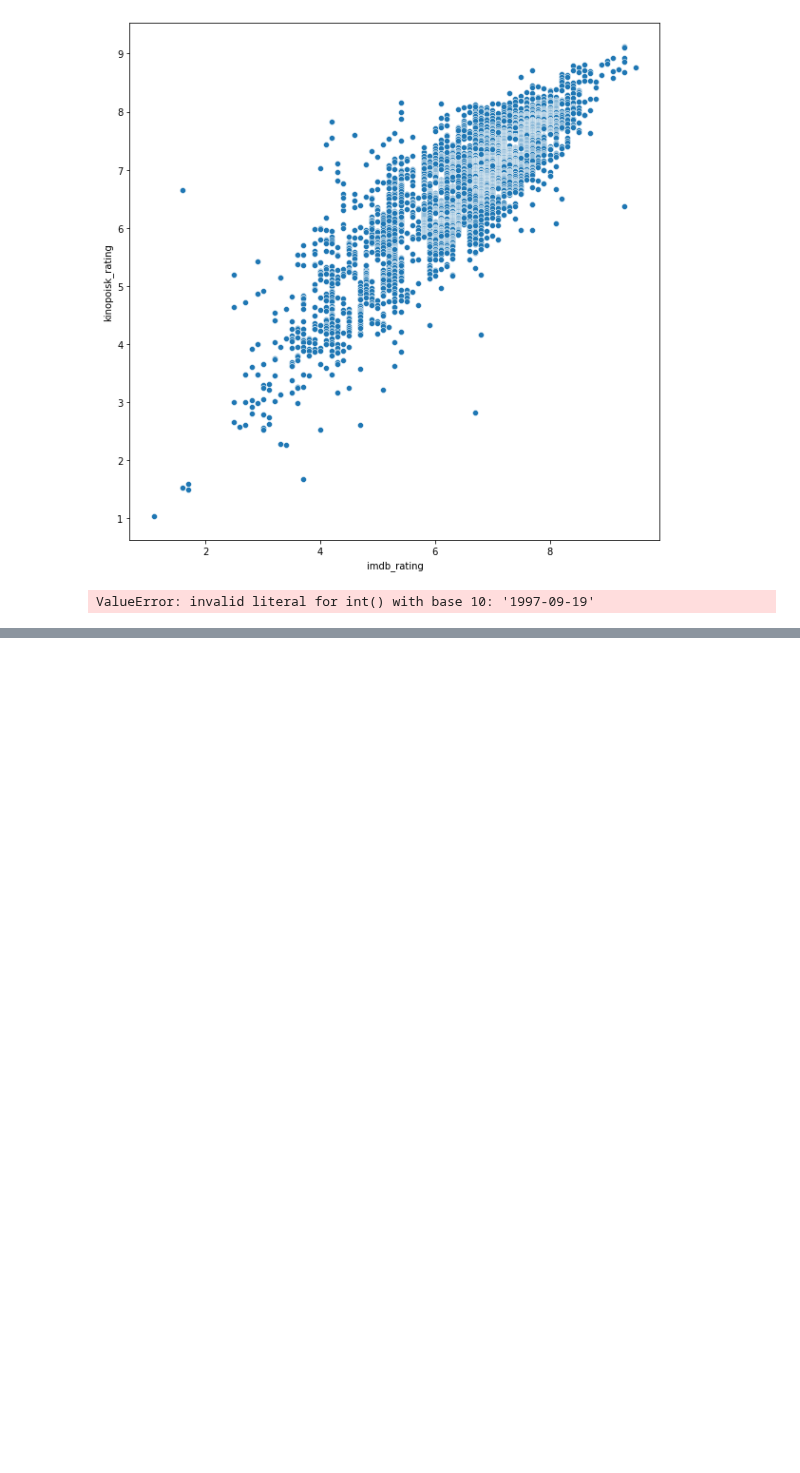
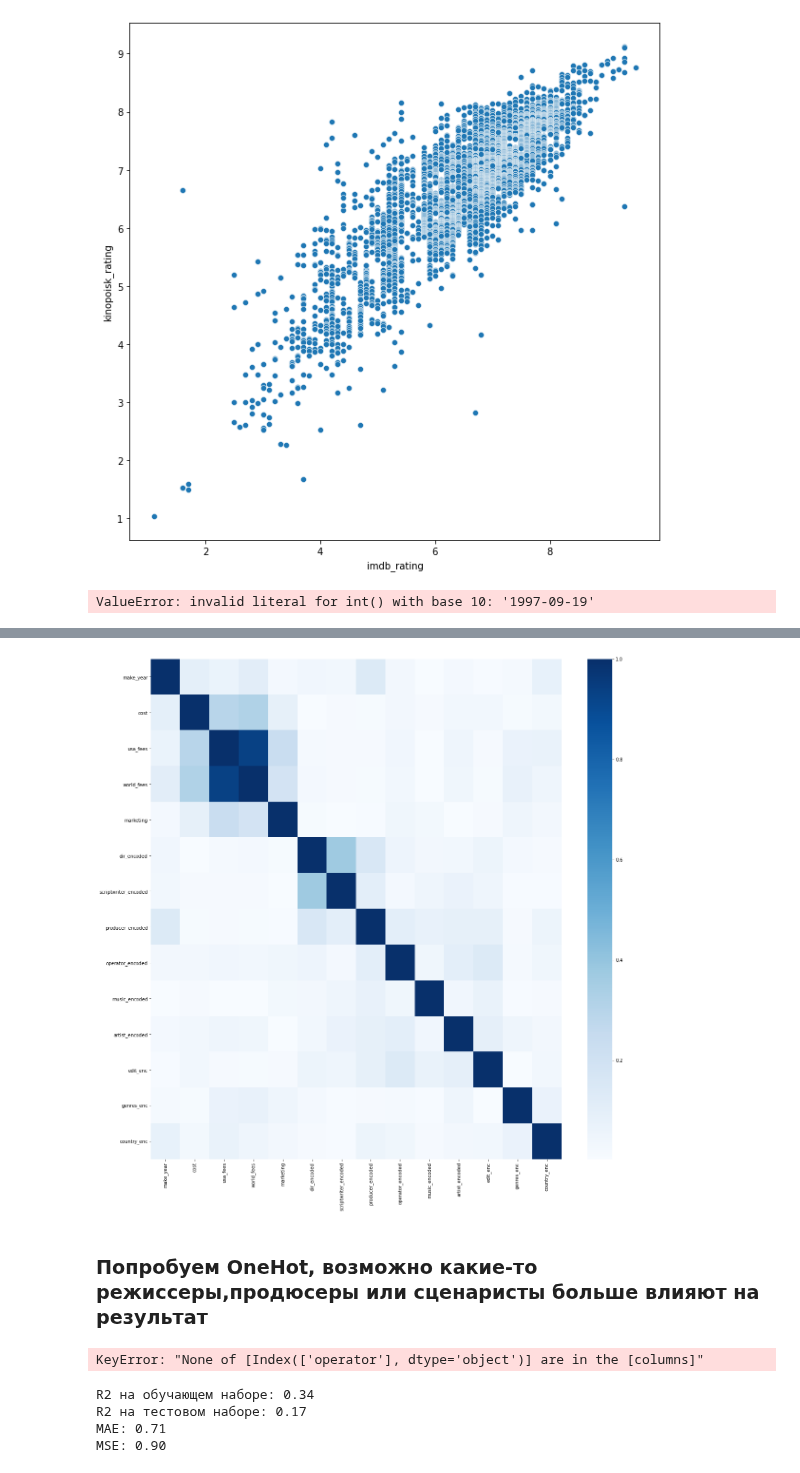
Before and after one commit to TefloniusMonk/intro, a Jupyter notebook: notebooks/parser.ipynb, the cells around one changed output, grey strips where cells are left out. Saved outputs shown, nothing was run; the diff lists cells and outputs as text; code cells hidden in the pictures; blank space fills up the shorter version.

```diff
--- a/notebooks/parser.ipynb
+++ b/notebooks/parser.ipynb
@@ -428,0 +503,8 @@ df
+# %%
+plt.figure(figsize=(20, 20))
+sns.heatmap(df.drop(to_drop, axis=1).corr().abs(), cmap='Blues')
+plt.show()
+# %% [output]
+[figure, added]
+# %% [markdown]
+### Попробуем OneHot, возможно какие-то режиссеры,продюсеры или сценаристы больше влияют на результат
@@ -428,0 +516,31 @@ df
+# %%
+ds = pd.get_dummies(ds, prefix='op_', columns=['operator'],drop_first=True)
+ds = pd.get_dummies(ds, prefix='script_', columns=['scriptwriter'],drop_first=True)
+# %% [output]
+KeyError: "None of [Index(['operator'], dtype='object')] are in the [columns]"
+# %%
+scaler = preprocessing.StandardScaler()
+rf = RandomForestRegressor(n_estimators=100, n_jobs=-1, max_depth=10)
+
+
+
+y = df['imdb_rating']
+to_drop = ['imdb_rating', 'kinopoisk_rating','ru_name', 'origin_name', 'id', 'first_5_actors','synopsis',
+    'music','artist','edit','genres','country', 'world_premiere', 'synopsis', 'kinopoisk_rating', 'imdb_rating',
+        'rus_premiere',]
+
+X_train, X_test, y_train, y_test = train_test_split(ds.drop(columns=to_drop), y, test_size=0.33,
+                                                        random_state=42)
+
+pipe = Pipeline([
+    ('scaler',scaler),
+    ('regressor', rf)
+])
+
+pipe.fit(X_train, y_train)
+show_metrics(pipe, X_train, X_test, y_train, y_test)
+# %% [output]
+R2 на обучающем наборе: 0.34
+R2 на тестовом наборе: 0.17
+MAE: 0.71
+MSE: 0.90
```
Also changed, not shown: parts of 21 cells of this notebook, 1 other file.
